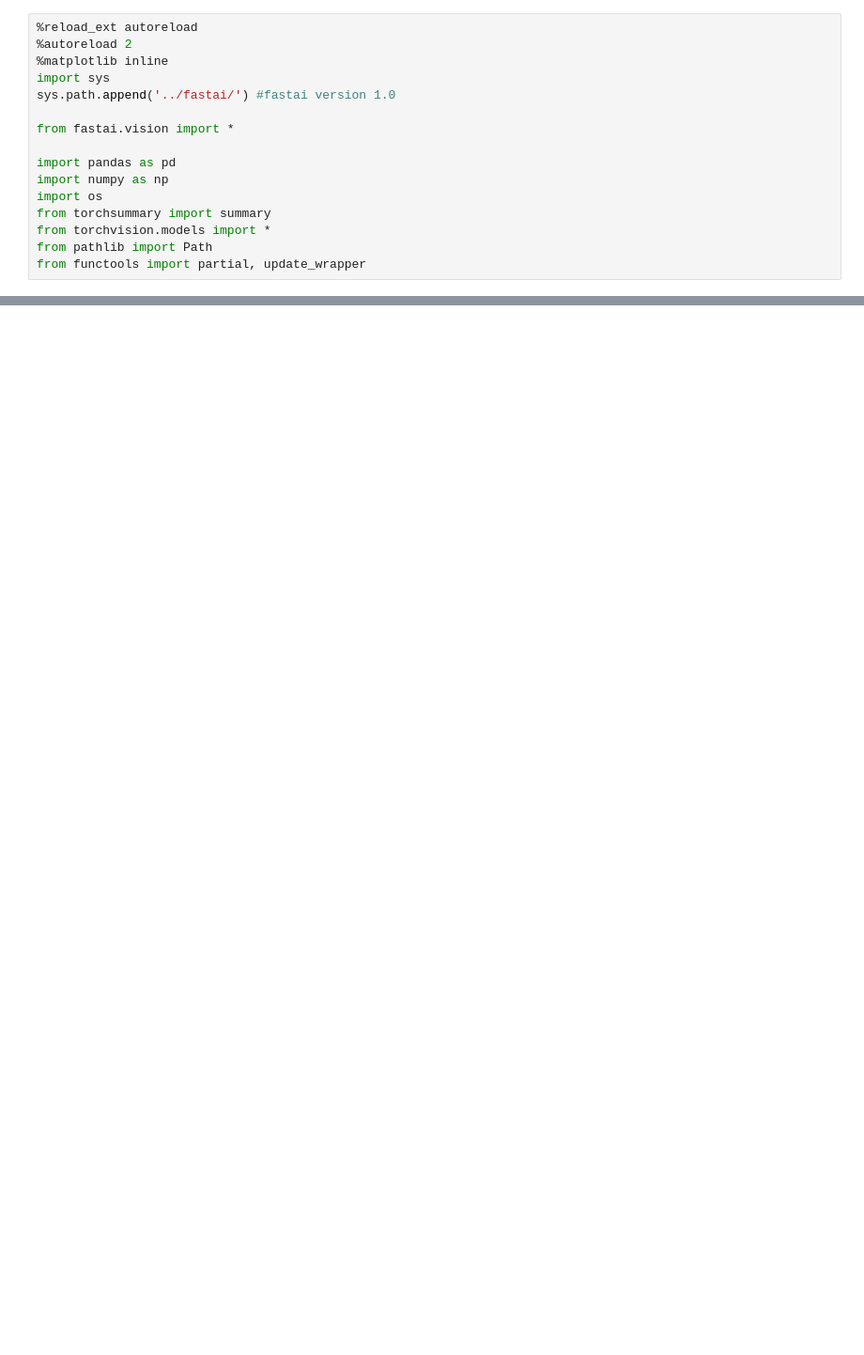
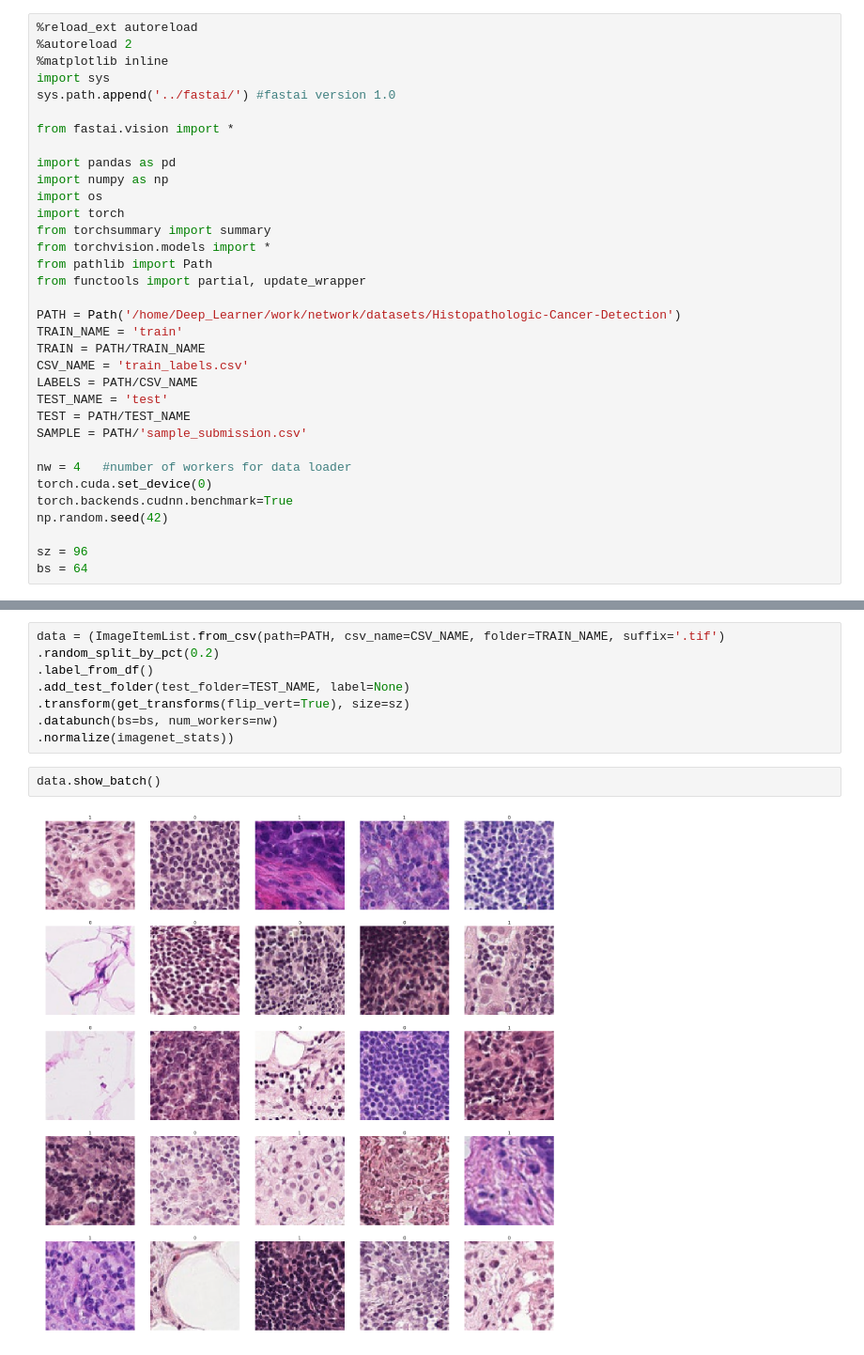
Before and after one commit to ChristophNeuner/Histopathologic-Cancer-Detection, a Jupyter notebook: hcd.ipynb, the cells around one changed output, grey strips where cells are left out. Shown at 94% size. Cells and saved outputs as stored; diff of their text form; blank space fills up the shorter version.

```diff
--- a/hcd.ipynb
+++ b/hcd.ipynb
@@ -10,7 +12,25 @@ from fastai.vision import *
 import pandas as pd
 import numpy as np
 import os
+import torch
 from torchsummary import summary
 from torchvision.models import *
 from pathlib import Path
 from functools import partial, update_wrapper
+
+PATH = Path('/home/Deep_Learner/work/network/datasets/Histopathologic-Cancer-Detection')
+TRAIN_NAME = 'train'
+TRAIN = PATH/TRAIN_NAME
+CSV_NAME = 'train_labels.csv'
+LABELS = PATH/CSV_NAME
+TEST_NAME = 'test'
+TEST = PATH/TEST_NAME
+SAMPLE = PATH/'sample_submission.csv'
+
+nw = 4   #number of workers for data loader
+torch.cuda.set_device(0)
+torch.backends.cudnn.benchmark=True
+np.random.seed(42)
+
+sz = 96
+bs = 64
@@ -36,0 +39,12 @@ np.random.seed(42)
+# %%
+data = (ImageItemList.from_csv(path=PATH, csv_name=CSV_NAME, folder=TRAIN_NAME, suffix='.tif')
+.random_split_by_pct(0.2)
+.label_from_df()
+.add_test_folder(test_folder=TEST_NAME, label=None)
+.transform(get_transforms(flip_vert=True), size=sz)
+.databunch(bs=bs, num_workers=nw)
+.normalize(imagenet_stats))
+# %%
+data.show_batch()
+# %% [output]
+[figure, added]
```
Also changed, not shown: parts of 13 cells of this notebook.
